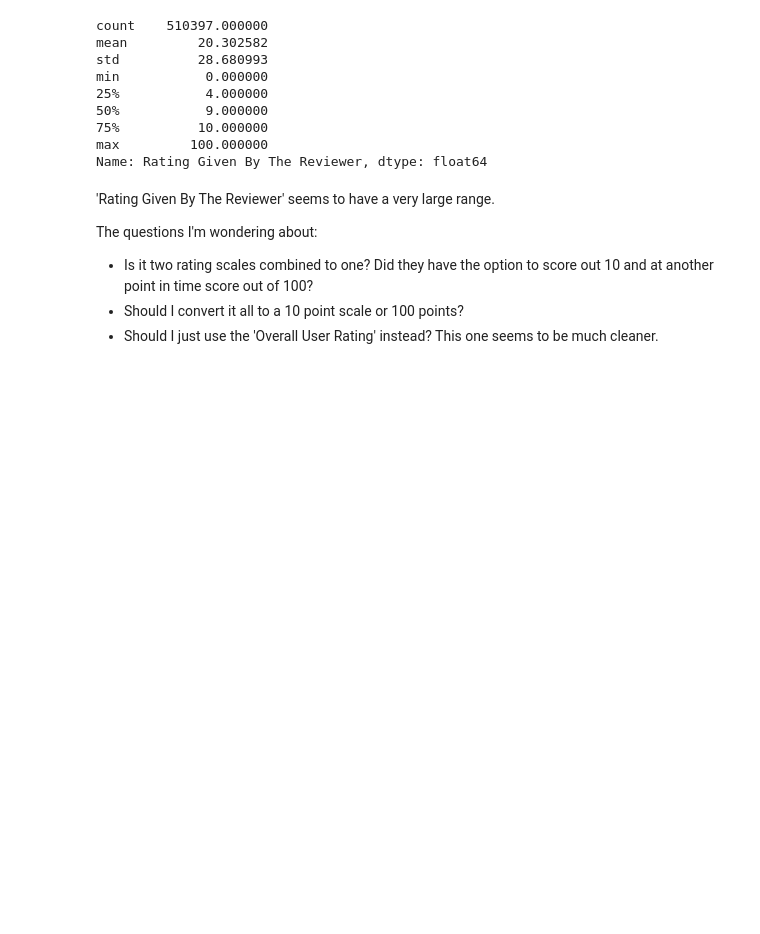
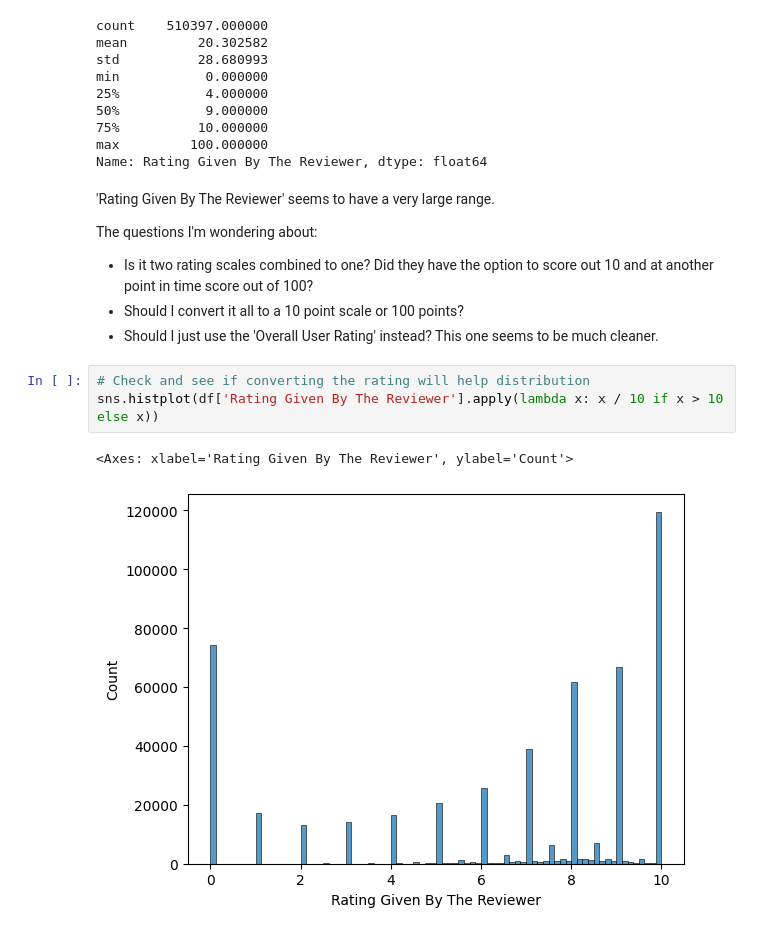
Before and after one commit to RonKlem/Video_Games, a Jupyter notebook: Video_Games_EDA.ipynb, the cells around one changed output. Saved outputs shown, nothing was run; the diff lists cells and outputs as text; blank space fills up the shorter version.

```diff
--- a/Video_Games_EDA.ipynb
+++ b/Video_Games_EDA.ipynb
@@ -340,3 +340,9 @@ The questions I'm wondering about:
 - Is it two rating scales combined to one? Did they have the option to score out 10 and at another point in time score out of 100?
 - Should I convert it all to a 10 point scale or 100 points?
 - Should I just use the 'Overall User Rating' instead? This one seems to be much cleaner.
+# %%
+# Check and see if converting the rating will help distribution
+sns.histplot(df['Rating Given By The Reviewer'].apply(lambda x: x / 10 if x > 10 else x))
+# %% [output]
+<Axes: xlabel='Rating Given By The Reviewer', ylabel='Count'>
+[figure, added]
```
Also changed, not shown: parts of 6 cells of this notebook.
